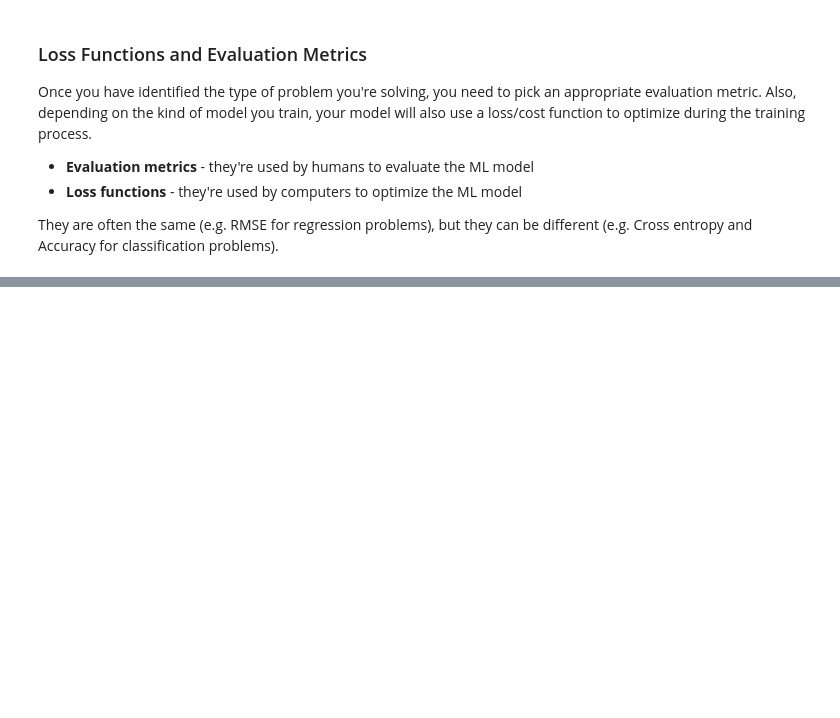
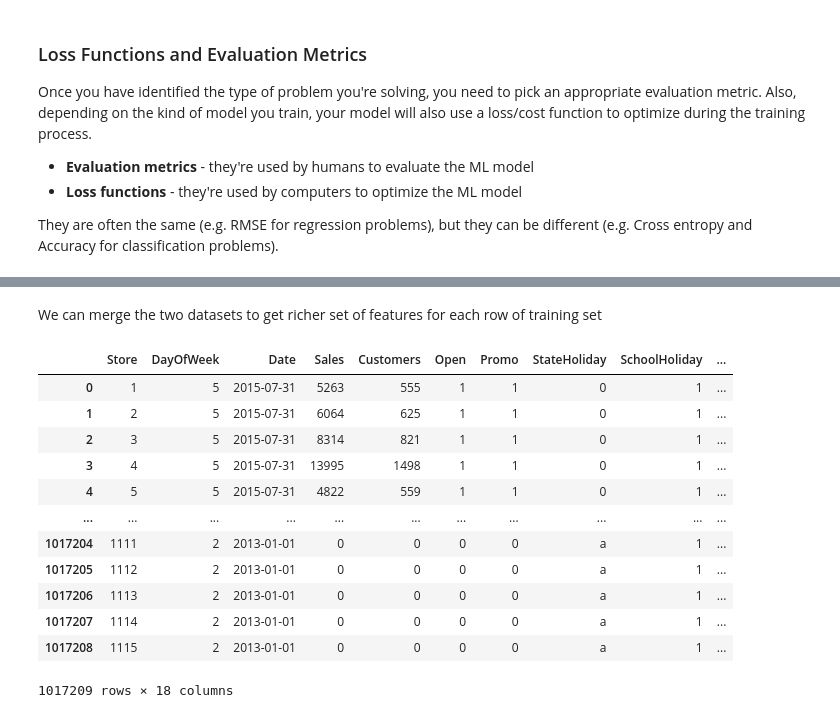
Before and after one commit to Musawer-Afzal/ML-with-Scikit-Learn-in-Python, a Jupyter notebook: 04_Machine_Learning_Projects.ipynb, the cells around one changed output, grey strips where cells are left out. Cells and saved outputs as stored; diff of their text form; code cells hidden in the pictures; blank space fills up the shorter version.

Commit message:
Pulling the Datasets

```diff
--- a/04_Machine_Learning_Projects.ipynb
+++ b/04_Machine_Learning_Projects.ipynb
@@ -64,0 +113,3 @@ They are often the same (e.g. RMSE for regression problems), but they can be dif
+# %%
+ross_df = pd.read_csv("/content/rossmann-store-sales/rossman-store-sales.csv")
+ross_df
@@ -64,0 +130,3 @@ They are often the same (e.g. RMSE for regression problems), but they can be dif
+# %%
+store_df = pd.read_csv("/content/rossmann-store-sales/store.csv")
+store_df
@@ -64,0 +147,19 @@ They are often the same (e.g. RMSE for regression problems), but they can be dif
+# %% [markdown]
+We can merge the two datasets to get richer set of features for each row of training set
+# %%
+merged_df = ross_df.merge(store_df, how = 'left', on = 'Store')
+merged_df
+# %% [output]
+|  | Store | DayOfWeek | Date | Sales | Customers | Open | Promo | StateHoliday | SchoolHoliday | ... |
+| 0 | 1 | 5 | 2015-07-31 | 5263 | 555 | 1 | 1 | 0 | 1 | ... |
+| 1 | 2 | 5 | 2015-07-31 | 6064 | 625 | 1 | 1 | 0 | 1 | ... |
+| 2 | 3 | 5 | 2015-07-31 | 8314 | 821 | 1 | 1 | 0 | 1 | ... |
+| 3 | 4 | 5 | 2015-07-31 | 13995 | 1498 | 1 | 1 | 0 | 1 | ... |
+| 4 | 5 | 5 | 2015-07-31 | 4822 | 559 | 1 | 1 | 0 | 1 | ... |
+| ... | ... | ... | ... | ... | ... | ... | ... | ... | ... | ... |
+| 1017204 | 1111 | 2 | 2013-01-01 | 0 | 0 | 0 | 0 | a | 1 | ... |
+| 1017205 | 1112 | 2 | 2013-01-01 | 0 | 0 | 0 | 0 | a | 1 | ... |
+| 1017206 | 1113 | 2 | 2013-01-01 | 0 | 0 | 0 | 0 | a | 1 | ... |
+| 1017207 | 1114 | 2 | 2013-01-01 | 0 | 0 | 0 | 0 | a | 1 | ... |
+| 1017208 | 1115 | 2 | 2013-01-01 | 0 | 0 | 0 | 0 | a | 1 | ... |
+1017209 rows × 18 columns
```
Also changed, not shown: parts of 10 cells of this notebook.
